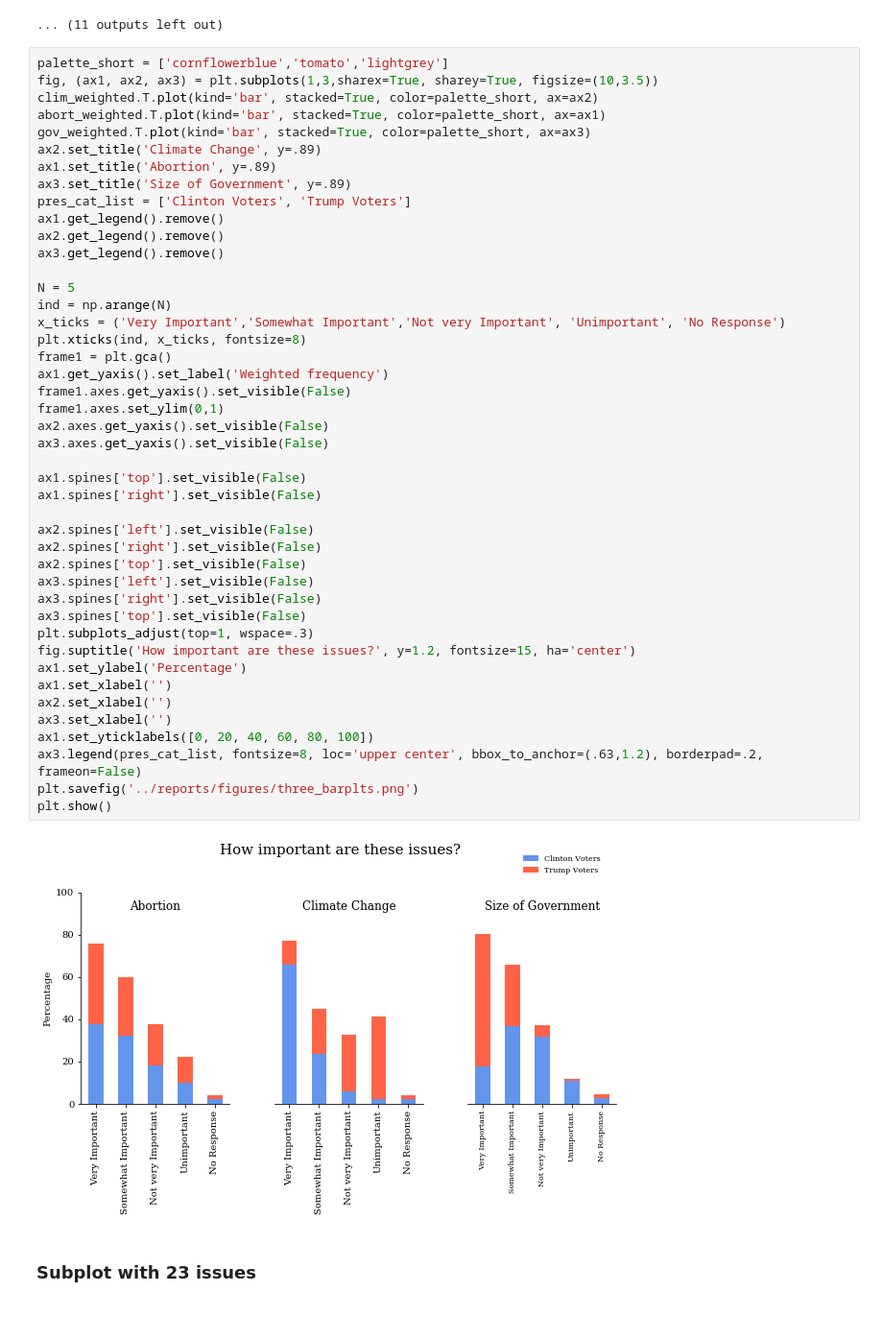
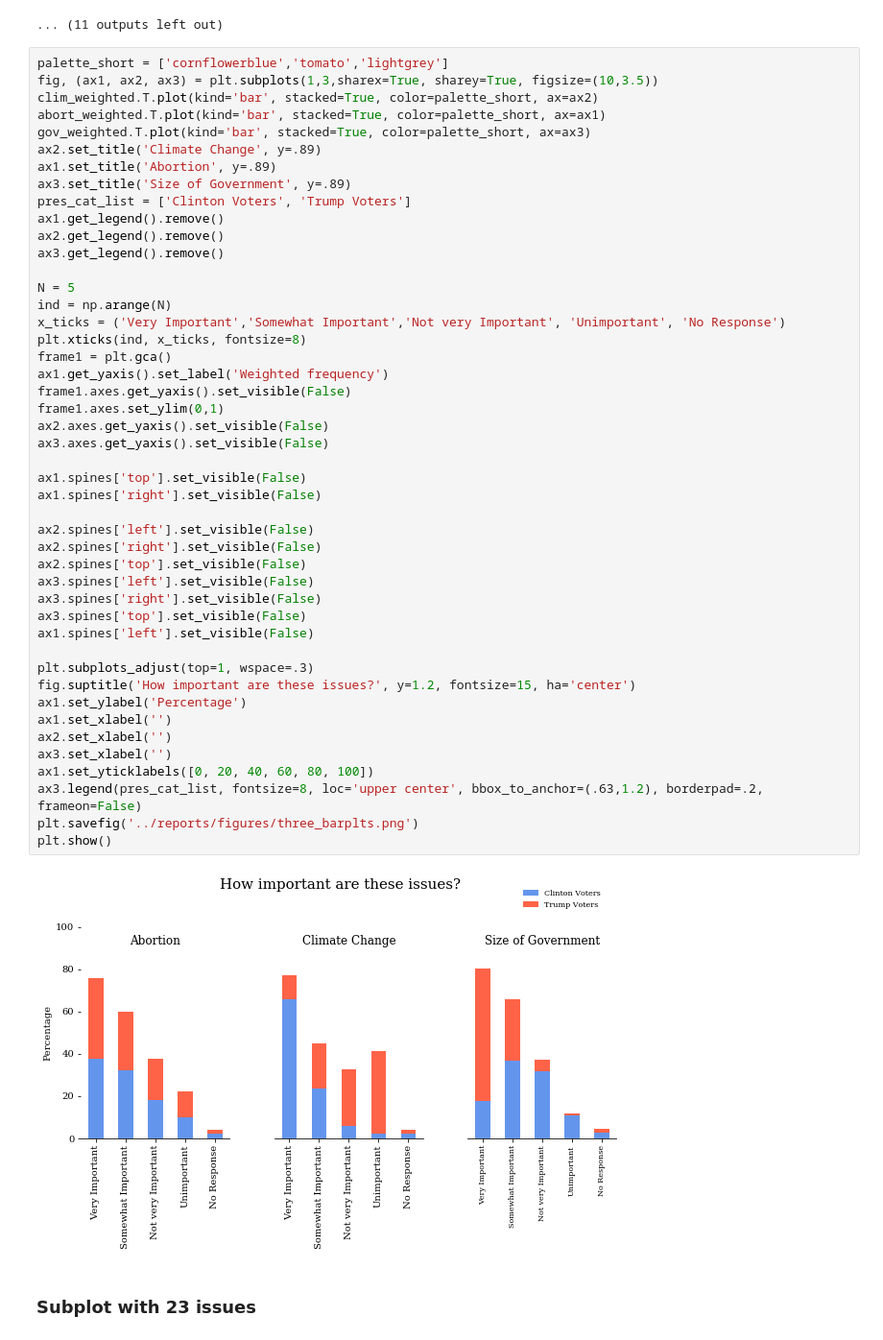
Before and after one commit to ali0003433/predict-by-issue-prioritization, a Jupyter notebook: notebooks/2-al-exploration.ipynb, the cells around one changed output. Shown at 96% size. Cells and saved outputs as stored; diff of their text form.

```diff
--- a/notebooks/2-al-exploration.ipynb
+++ b/notebooks/2-al-exploration.ipynb
@@ -452,34 +472,36 @@ N = 5
 ind = np.arange(N)
 x_ticks = ('Very Important','Somewhat Important','Not very Important', 'Unimportant', 'No Response')
 plt.xticks(ind, x_ticks, fontsize=8)
 frame1 = plt.gca()
 ax1.get_yaxis().set_label('Weighted frequency')
 frame1.axes.get_yaxis().set_visible(False)
 frame1.axes.set_ylim(0,1)
 ax2.axes.get_yaxis().set_visible(False)
 ax3.axes.get_yaxis().set_visible(False)
 
 ax1.spines['top'].set_visible(False)
 ax1.spines['right'].set_visible(False)
 
 ax2.spines['left'].set_visible(False)
 ax2.spines['right'].set_visible(False)
 ax2.spines['top'].set_visible(False)
 ax3.spines['left'].set_visible(False)
 ax3.spines['right'].set_visible(False)
 ax3.spines['top'].set_visible(False)
+ax1.spines['left'].set_visible(False)
+
 plt.subplots_adjust(top=1, wspace=.3)
 fig.suptitle('How important are these issues?', y=1.2, fontsize=15, ha='center')
 ax1.set_ylabel('Percentage')
 ax1.set_xlabel('')
 ax2.set_xlabel('')
 ax3.set_xlabel('')
 ax1.set_yticklabels([0, 20, 40, 60, 80, 100])
 ax3.legend(pres_cat_list, fontsize=8, loc='upper center', bbox_to_anchor=(.63,1.2), borderpad=.2, frameon=False)
 plt.savefig('../reports/figures/three_barplts.png')
 plt.show()
 # %% [output]
-[figure, old version]
+[figure, new version]
 # %% [markdown]
 ### Subplot with 23 issues
 # %%
```
Also changed, not shown: parts of 1 cell of this notebook, 3 other files.
